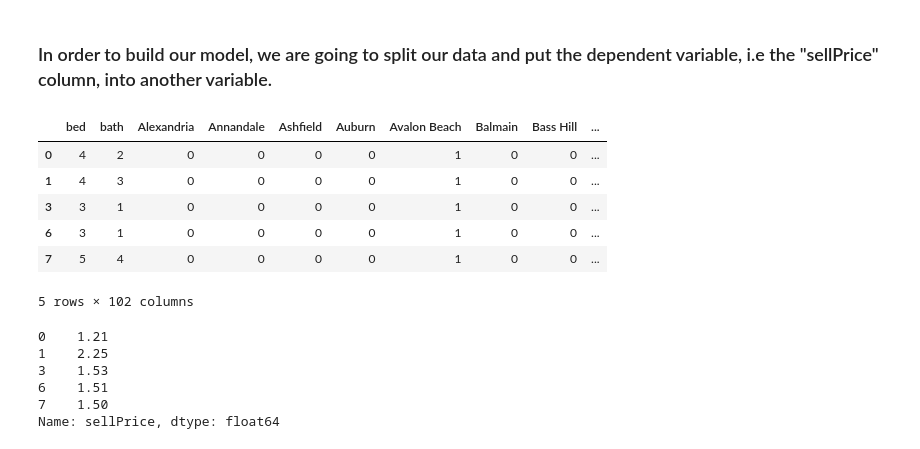
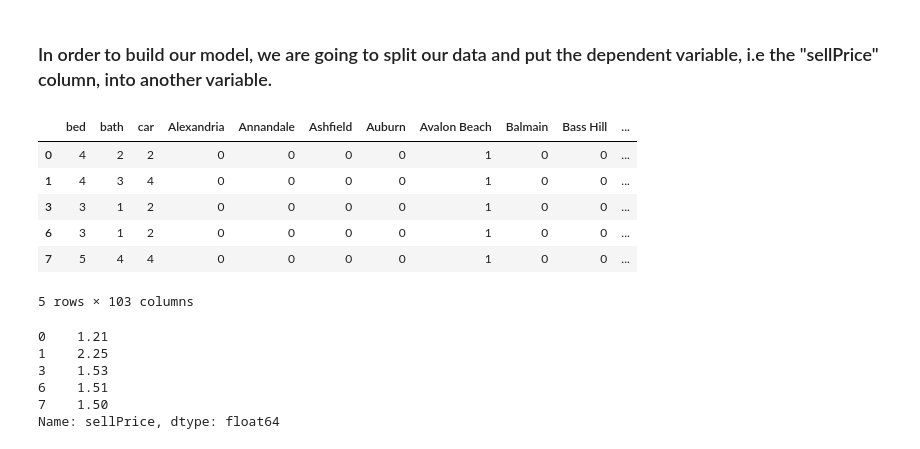
Before and after one commit to alex-lang-br/Prediction-project, a Jupyter notebook: Sydney_House_Pred.ipynb, the cells around one changed output. Drawn from its saved outputs; the diff is of its cells as text; code cells hidden in the pictures.

```diff
--- a/Sydney_House_Pred.ipynb
+++ b/Sydney_House_Pred.ipynb
@@ -444,16 +444,16 @@ model_df
 # %% [markdown]
 ### In order to build our model, we are going to split our data and put the dependent variable, i.e the "sellPrice" column, into another variable.
 # %%
-X = model_df.drop(['sellPrice', 'car'], axis = 'columns')
+X = model_df.drop(['sellPrice'], axis = 'columns')
 X.head()
 # %% [output]
-|  | bed | bath | Alexandria | Annandale | Ashfield | Auburn | Avalon Beach | Balmain | Bass Hill | ... |
-| 0 | 4 | 2 | 0 | 0 | 0 | 0 | 1 | 0 | 0 | ... |
-| 1 | 4 | 3 | 0 | 0 | 0 | 0 | 1 | 0 | 0 | ... |
-| 3 | 3 | 1 | 0 | 0 | 0 | 0 | 1 | 0 | 0 | ... |
-| 6 | 3 | 1 | 0 | 0 | 0 | 0 | 1 | 0 | 0 | ... |
-| 7 | 5 | 4 | 0 | 0 | 0 | 0 | 1 | 0 | 0 | ... |
+|  | bed | bath | car | Alexandria | Annandale | Ashfield | Auburn | Avalon Beach | Balmain | Bass Hill | ... |
+| 0 | 4 | 2 | 2 | 0 | 0 | 0 | 0 | 1 | 0 | 0 | ... |
+| 1 | 4 | 3 | 4 | 0 | 0 | 0 | 0 | 1 | 0 | 0 | ... |
+| 3 | 3 | 1 | 2 | 0 | 0 | 0 | 0 | 1 | 0 | 0 | ... |
+| 6 | 3 | 1 | 2 | 0 | 0 | 0 | 0 | 1 | 0 | 0 | ... |
+| 7 | 5 | 4 | 4 | 0 | 0 | 0 | 0 | 1 | 0 | 0 | ... |
-5 rows × 102 columns
+5 rows × 103 columns
 # %%
 y = model_df['sellPrice']
 y.head()
```
Also changed, not shown: parts of 12 cells of this notebook.
